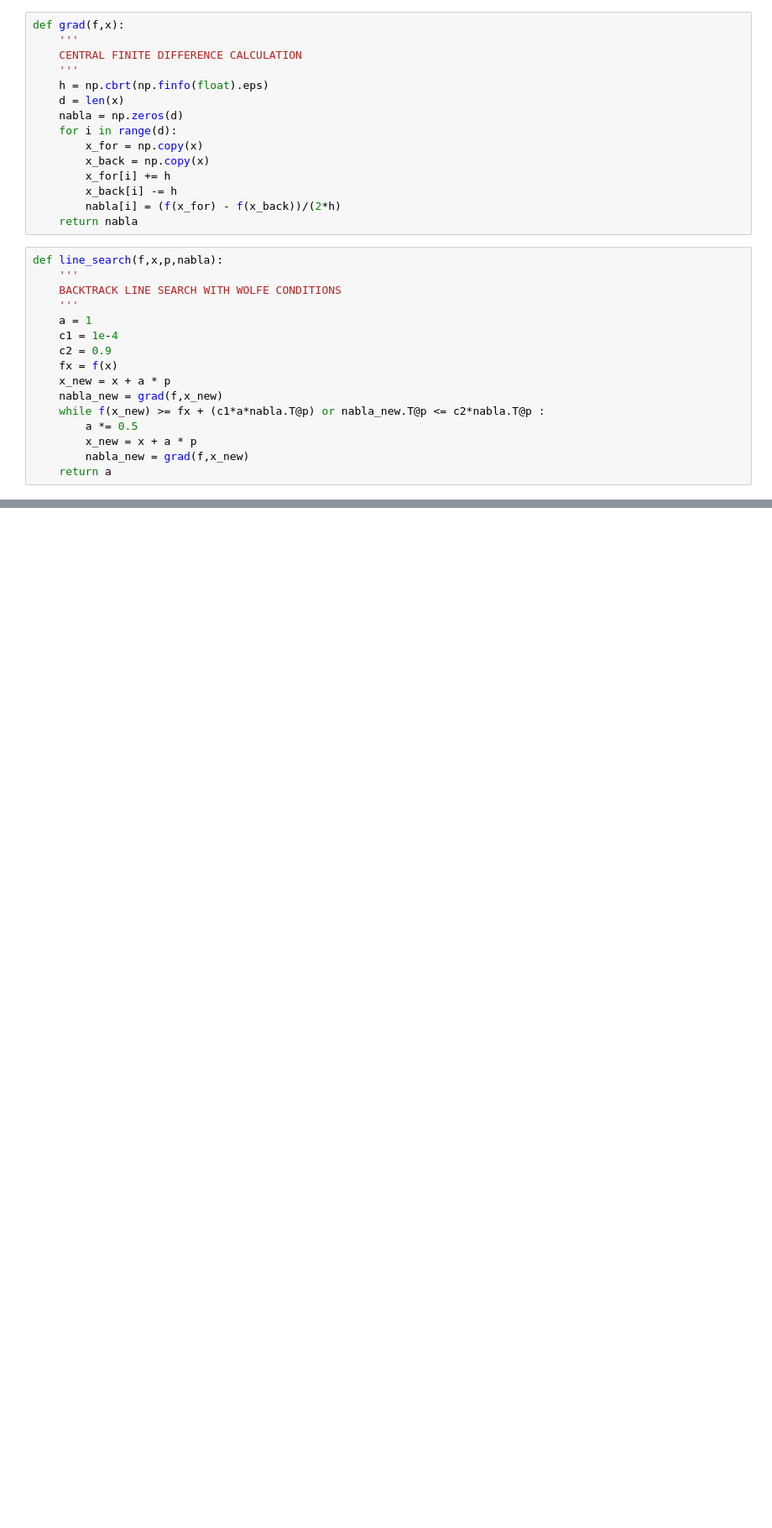
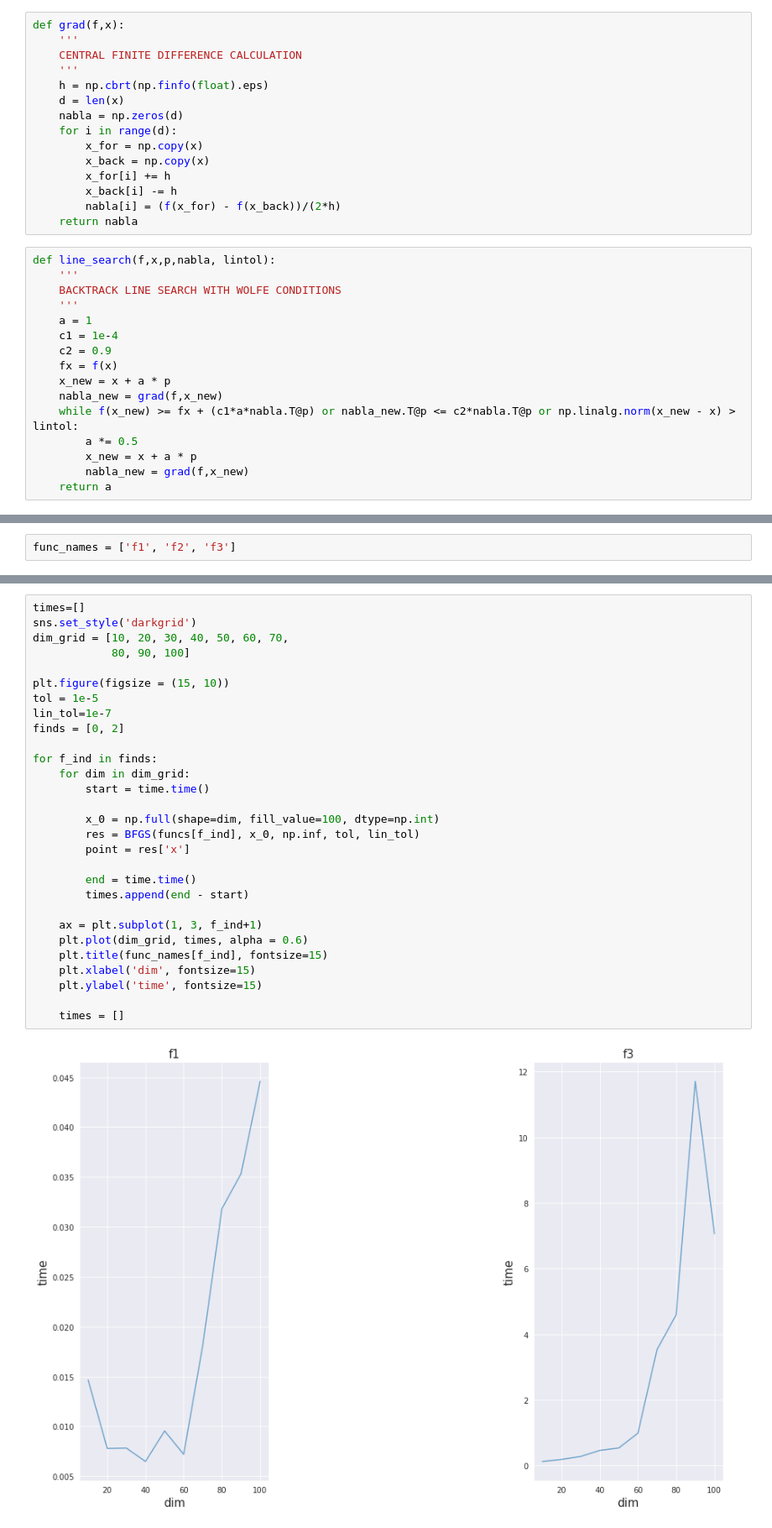
Before and after one commit to btnbrd/metopt, a Jupyter notebook: BFGS.ipynb, the cells around one changed output, grey strips where cells are left out. Shown at 84% size. Cells and saved outputs as stored; diff of their text form; blank space fills up the shorter version.

```diff
--- a/BFGS.ipynb
+++ b/BFGS.ipynb
@@ -27,7 +42,7 @@ def grad(f,x):
         nabla[i] = (f(x_for) - f(x_back))/(2*h)
     return nabla
 # %%
-def line_search(f,x,p,nabla):
+def line_search(f,x,p,nabla, lintol):
     '''
     BACKTRACK LINE SEARCH WITH WOLFE CONDITIONS
     '''
@@ -37,7 +52,7 @@ def line_search(f,x,p,nabla):
     fx = f(x)
     x_new = x + a * p
     nabla_new = grad(f,x_new)
-    while f(x_new) >= fx + (c1*a*nabla.T@p) or nabla_new.T@p <= c2*nabla.T@p :
+    while f(x_new) >= fx + (c1*a*nabla.T@p) or nabla_new.T@p <= c2*nabla.T@p or np.linalg.norm(x_new - x) > lintol:
         a *= 0.5
         x_new = x + a * p
         nabla_new = grad(f,x_new)
@@ -130,0 +108,2 @@ f(np.linspace(1, 3, 10))
+# %%
+func_names = ['f1', 'f2', 'f3']
@@ -130,0 +112,31 @@ f(np.linspace(1, 3, 10))
+# %%
+times=[]
+sns.set_style('darkgrid')
+dim_grid = [10, 20, 30, 40, 50, 60, 70,
+            80, 90, 100]
+
+plt.figure(figsize = (15, 10))
+tol = 1e-5
+lin_tol=1e-7
+finds = [0, 2]
+
+for f_ind in finds:
+    for dim in dim_grid:
+        start = time.time()
+
+        x_0 = np.full(shape=dim, fill_value=100, dtype=np.int)
+        res = BFGS(funcs[f_ind], x_0, np.inf, tol, lin_tol)
+        point = res['x']
+
+        end = time.time()
+        times.append(end - start)
+
+    ax = plt.subplot(1, 3, f_ind+1)
+    plt.plot(dim_grid, times, alpha = 0.6)
+    plt.title(func_names[f_ind], fontsize=15)
+    plt.xlabel('dim', fontsize=15)
+    plt.ylabel('time', fontsize=15)
+
+    times = []
+# %% [output]
+[figure, added]
```
Also changed, not shown: parts of 15 cells of this notebook, 1 other file.
